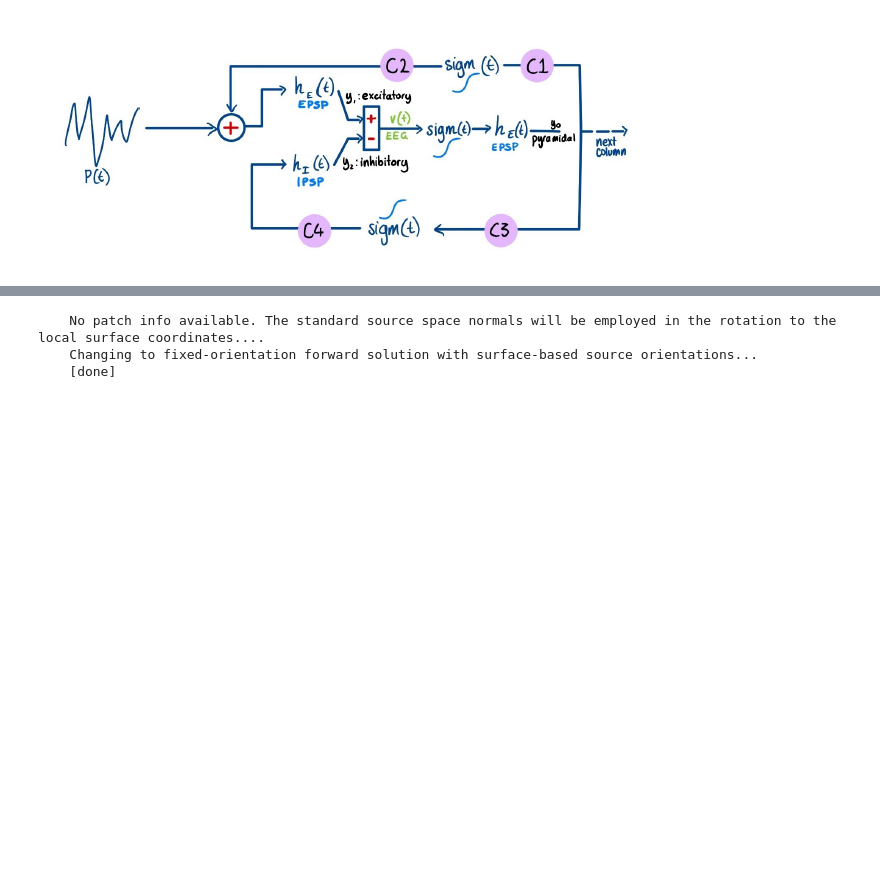
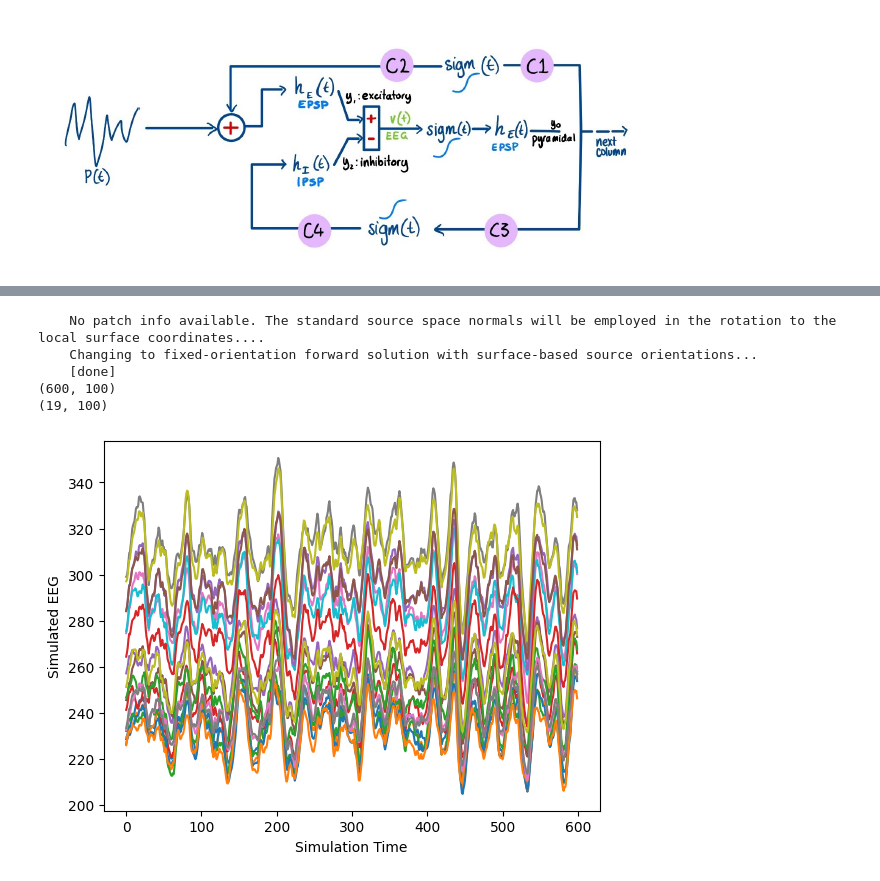
Before and after one commit to emias12/FinalYearProject, a Jupyter notebook: Jansen&Rit.ipynb, the cells around one changed output, grey strips where cells are left out. Saved outputs shown, nothing was run; the diff lists cells and outputs as text; code cells hidden in the pictures; blank space fills up the shorter version.

```diff
--- a/Jansen&Rit.ipynb
+++ b/Jansen&Rit.ipynb
@@ -106,17 +106,16 @@ downsample = 4 # Downsample the simulation results
 # Initial conditions
 initial_conditions = np.ones((8, num_nodes)) * 0.5
 
-total_sims = int(transient + sim_length/ dt)
+total_sims = int((transient + sim_length/ dt) - 1)
 total_downsampled_sims = int(total_sims / downsample)
 
 # Array to store results
 sol = np.zeros((total_downsampled_sims, 8, num_nodes))
 sol[0,:,:] = np.copy(initial_conditions) #First set of initial conditions
-sol[0] = initial_conditions
 y_temp = np.copy(initial_conditions)
 
 # Run simulation using Euler method
-for i in range(1, total_sims):
+for i in range(1, total_sims - 1):
     y_temp += dt * np.array(system_of_equations(y_temp))
     if i % downsample == 0:
         sol[int(i/downsample) - 1] = np.copy(y_temp)
@@ -346,8 +299,8 @@ fsaverage_ori = np.array(src[1]['nn'])  # Vertex orientations (3, 163842)
 
 df = pd.read_csv('Schaefer2018_100Parcels_7Networks_order_FSLMNI152_2mm.Centroid_RAS.csv')
 
-# schaefer_pos = df[['R', 'A', 'S']].values # produces (100, 3) where index is the ROI label
-schaefer_pos = df[['R', 'A', 'S']].values.astype(float) / 1000.0 # Converting to metres to be the same as fsaverage
+schaefer_pos = df[['R', 'A', 'S']].values # produces (100, 3) where index is the ROI label
+# schaefer_pos = df[['R', 'A', 'S']].values.astype(float) / 1000.0 # Converting to metres to be the same as fsaverage
 
 schaefer_ori = np.zeros(schaefer_pos.shape)
 
@@ -442,22 +448,44 @@ Finished.
 # %%
+import mne
 fwd_fixed = mne.convert_forward_solution(fwd, force_fixed=True)
 
 # data contains The forward solution data.
 # The shape will be (n_channels, nsource) for a fixed-orientation forward and (n_channels, nsource * 3) for a free-orientation forward.
 # SO must first convert to fixed orientation
 
 leadfield_fixed = fwd_fixed["sol"]["data"]
 
 leadfield_normalised = (leadfield_fixed - np.min(leadfield_fixed)) / (np.max(leadfield_fixed) - np.min(leadfield_fixed))
 
 print(V_T_plot.shape) # (150015, 100)
 print(leadfield_normalised.shape) # (19, 100)
 
-# 150015x100 * 100x19 = 150015x19
+# print(fwd['sol']['row_names'])
+# ['Fp2', 'F8', 'T4', 'T6', 'O2', 'Fp1', 'F7', 'T3', 'T5', 'O1', 'F4', 'C4', 'P4', 'F3', 'C3', 'P3', 'Fz', 'Cz', 'Pz']
+
+# Pick 4 of the shaefer sources  - then look at where the 19 EEG channels
+# Min x, max x, min y, max y
+# negative x means left, negative y means back
+
+# 600x100 * 100x19 = 600x19
 simulated_eeg = np.dot(V_T_plot, leadfield_normalised.T)
-print(V_T_plot[0])
-print(simulated_eeg[0])
+
+for node in range(19):
+    plt.plot(simulated_eeg[:, node], label=f'Node {node+1}')
+
+plt.xlabel('Simulation Time')
+plt.ylabel('Simulated EEG')
+
+# Add legend to the right of the plot
+# plt.legend(loc='center left', bbox_to_anchor=(1, 0.5))
+
+plt.show()
+
+# Z score on each channel
 # %% [output]
     No patch info available. The standard source space normals will be employed in the rotation to the local surface coordinates....
     Changing to fixed-orientation forward solution with surface-based source orientations...
     [done]
+(600, 100)
+(19, 100)
+[figure, added]
```
Also changed, not shown: parts of 11 cells of this notebook, 2 other files.
